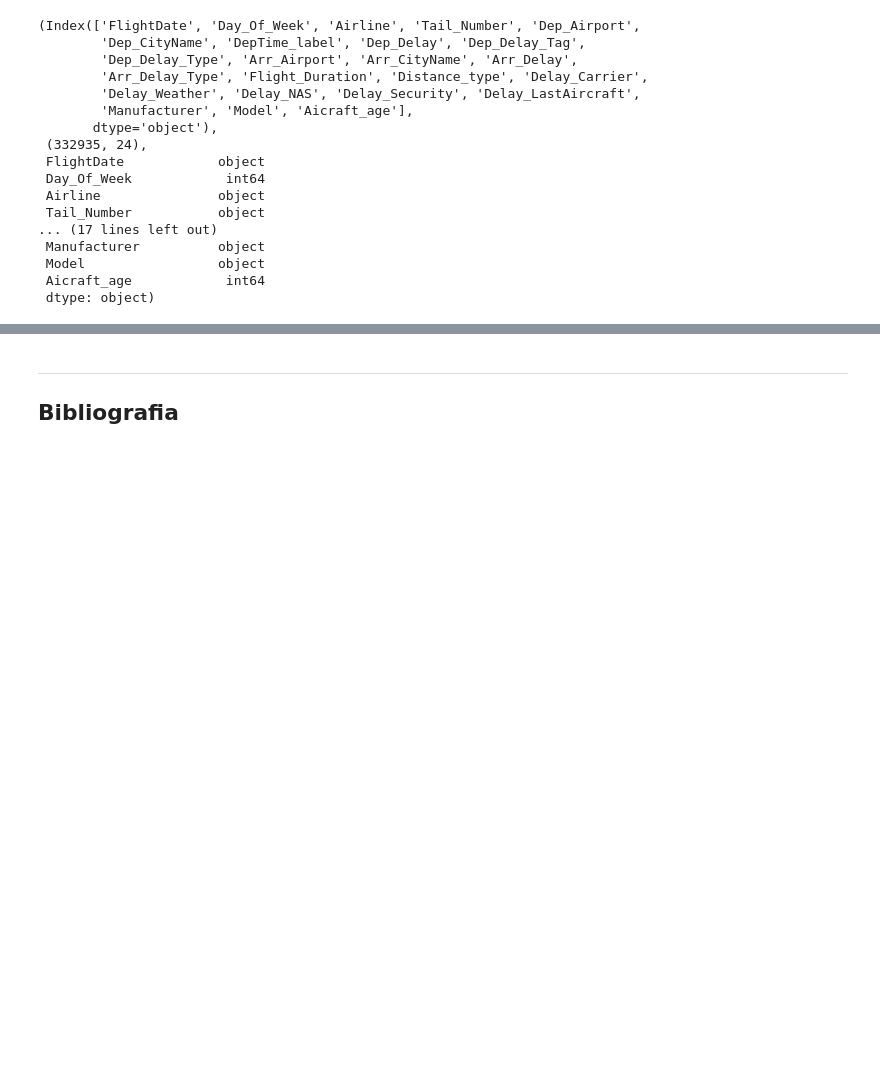
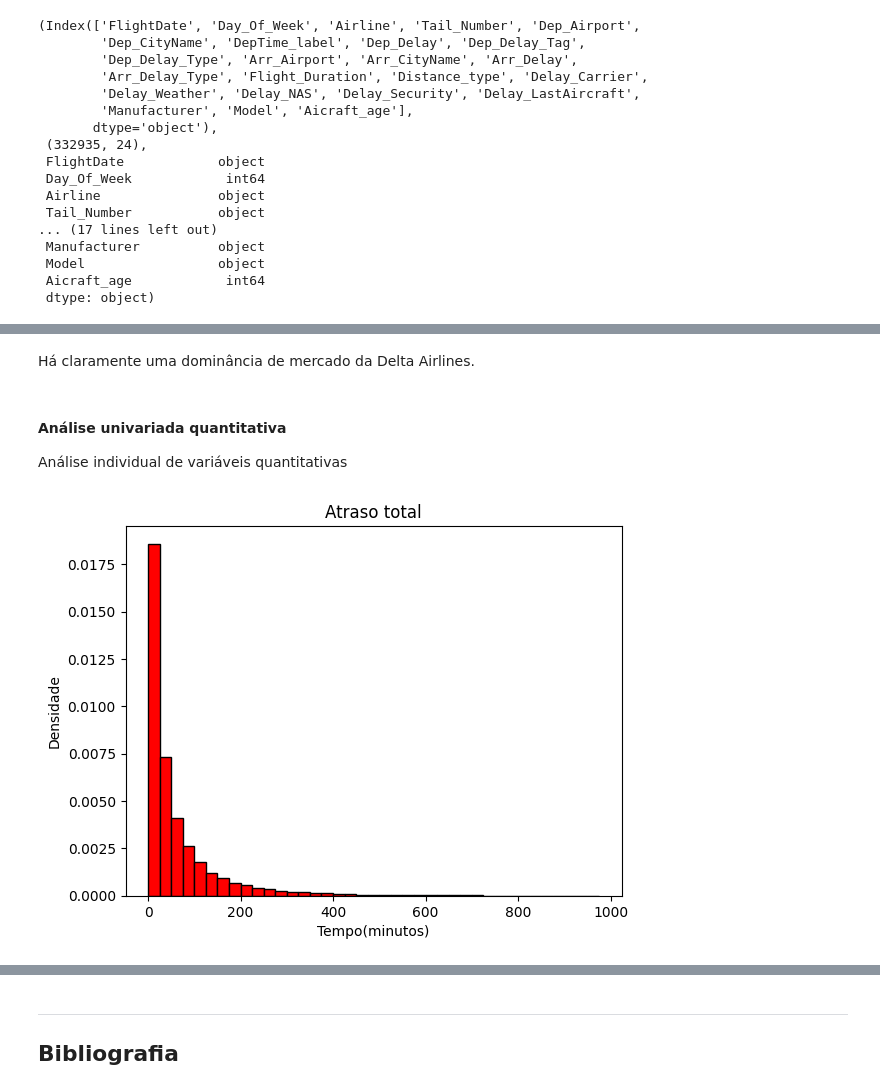
Before and after one commit to thomaskmk/cdados-3, a Jupyter notebook: teste.ipynb, the cells around one changed output, grey strips where cells are left out. Drawn from its saved outputs; the diff is of its cells as text; code cells hidden in the pictures; blank space fills up the shorter version.

```diff
--- a/teste.ipynb
+++ b/teste.ipynb
@@ -186,0 +208,15 @@ total_delay.corr(delay_weather)
+# %% [markdown]
+Há claramente uma dominância de mercado da Delta Airlines.
+# %% [markdown]
+#### Análise univariada quantitativa
+Análise individual de variáveis quantitativas
+# %%
+faixa = np.arange(0, 1000, 25)
+
+plt.hist(dados['Total_Delay'].dropna(), bins=faixa, color='red', edgecolor='black', density=True)
+plt.title('Atraso total')
+plt.xlabel('Tempo(minutos)')
+plt.ylabel('Densidade')
+plt.show()
+# %% [output]
+[figure, added]
```
Also changed, not shown: parts of 38 cells of this notebook.
